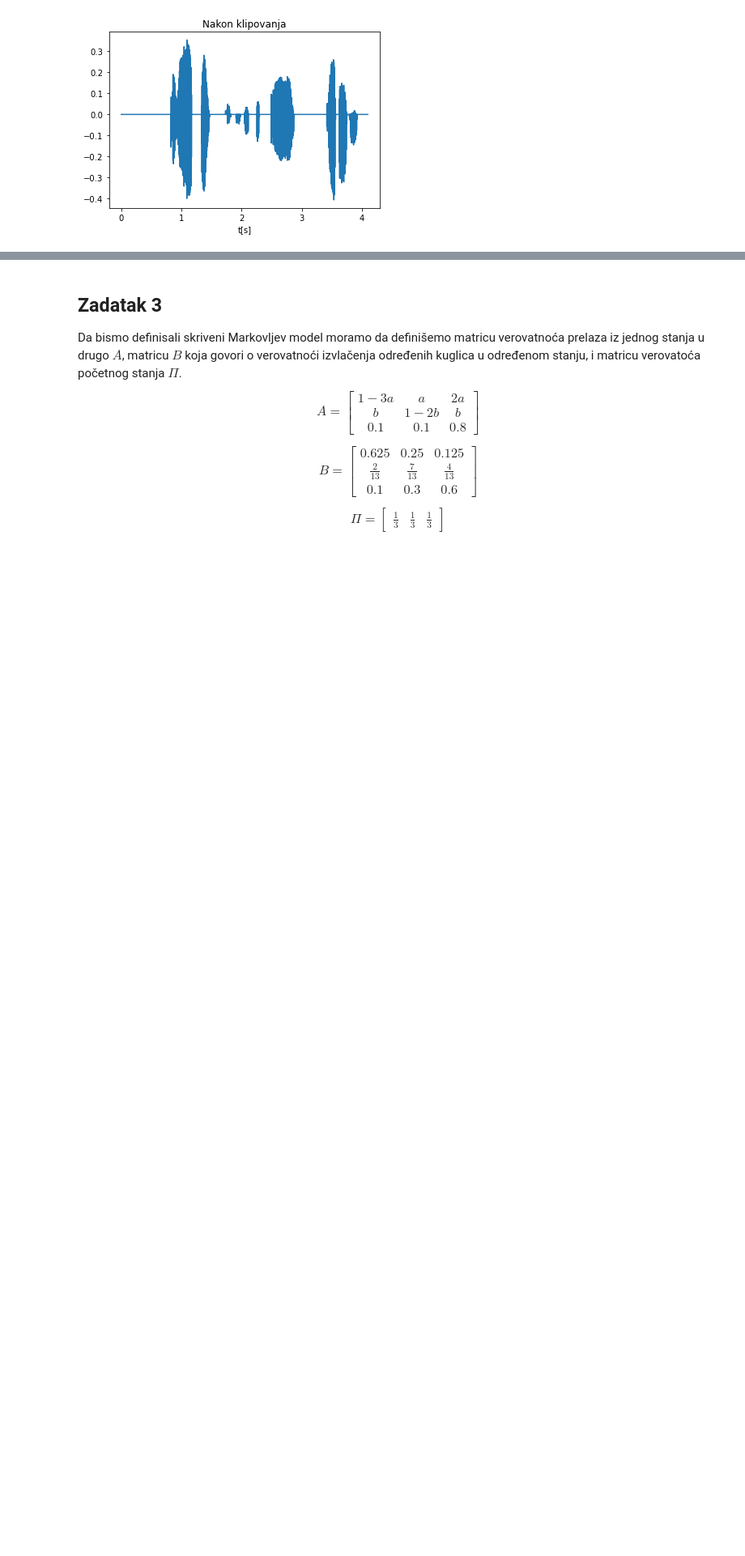
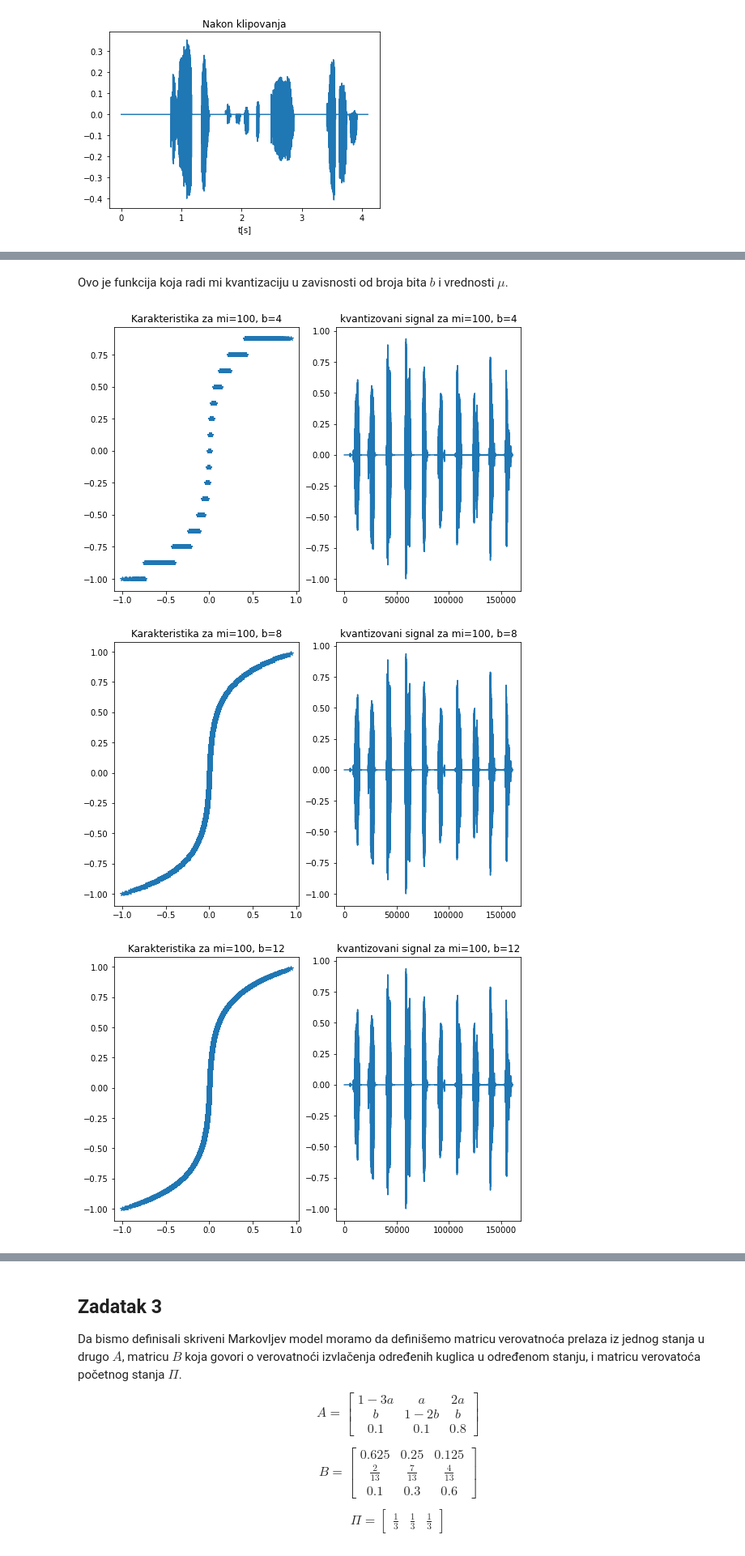
Before and after one commit to mmacura9/opg_dom, a Jupyter notebook: domaci/domaci_opg_2018_0261.ipynb, the cells around one changed output, grey strips where cells are left out. Shown: that part at 81% size. Saved outputs shown, nothing was run; the diff lists cells and outputs as text; code cells hidden in the pictures; blank space fills up the shorter version.

```diff
--- a/domaci/domaci_opg_2018_0261.ipynb
+++ b/domaci/domaci_opg_2018_0261.ipynb
@@ -436,0 +441,33 @@ print(Cl)
+# %%
+samplerate, data = wavfile.read("myrecording.wav")
+# normalizacija
+data = data/np.max(abs(data))
+# %% [markdown]
+Ovo je funkcija koja radi mi kvantizaciju u zavisnosti od broja bita $b$ i vrednosti $\mu$.
+# %%
+def mi_kvantizator(x: np.array, mi: float, b: int) -> None:
+    N = data.size
+    xmax = np.max(np.abs(x))
+    M = 2**b
+    d = 2*xmax/M
+    xq_1 = xmax*np.log10(1 + mi*np.abs(x)/xmax)/(np.log10(1 + mi))*np.sign(x)
+    xq_mi = np.round(xq_1/d)*d
+    xq_mi[xq_1>(M-1)*d/2] = (M/2-1)*d
+    xq_mid = 1/mi*np.sign(xq_mi)*((1+mi)**(np.abs(xq_mi)/xmax)-1)*xmax
+
+    x_osa = np.arange(N)
+    fig, (ax1, ax2) = plt.subplots(1, 2, figsize=[9, 6])
+    ax1.plot(x, xq_mi, '*')
+    ax1.set_title('Karakteristika za mi='+str(mi)+', b='+str(b))
+    ax2.plot(x_osa, x)
+    ax2.set_title('kvantizovani signal za mi='+str(mi)+', b='+str(b))
+# %%
+b = [4, 8, 12]
+mi = [100, 500]
+for j in range(2):
+    for i in range(3):
+        mi_kvantizator(data, mi[j], b[i])
+# %% [output]
+[figure, added]
+[figure, added]
+[figure, added]
```
Also changed, not shown: parts of 5 cells of this notebook.
